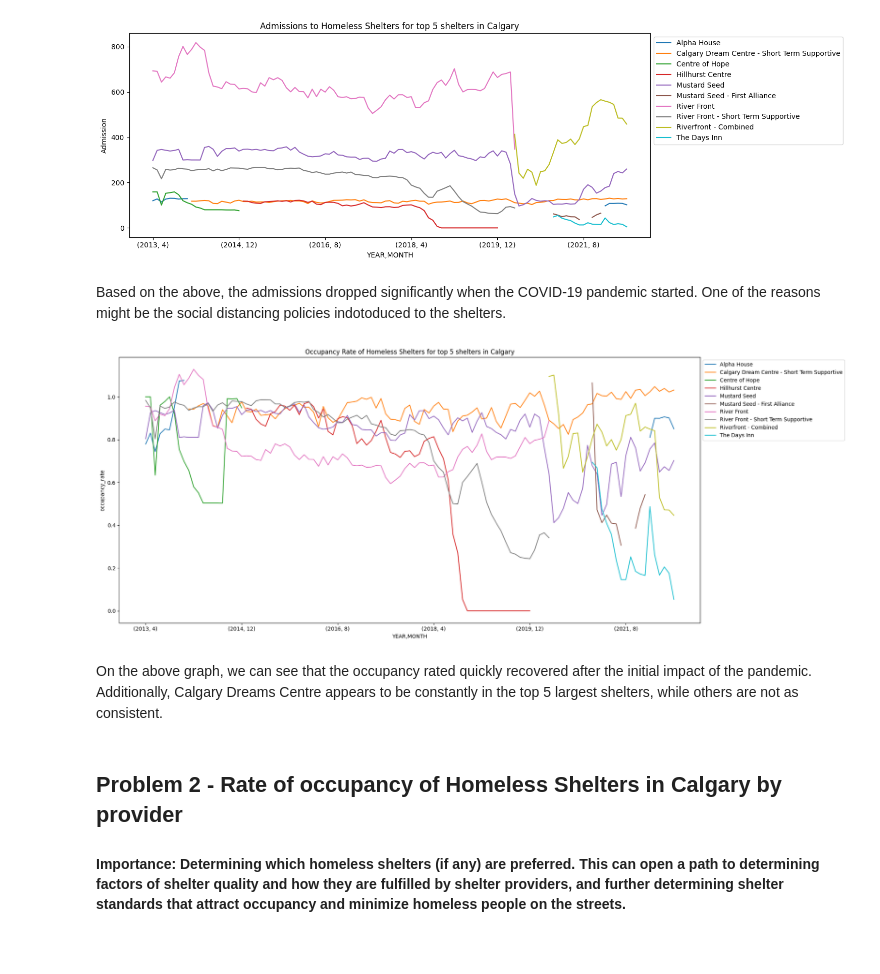
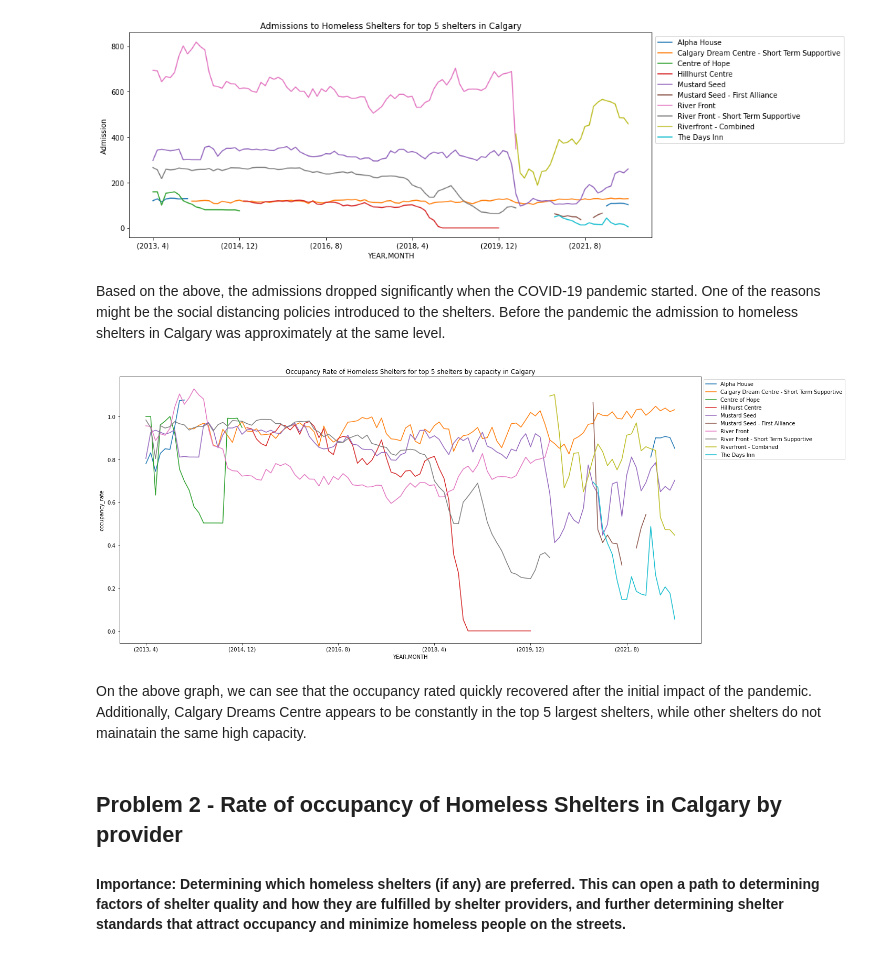
Before and after one commit to thehhe/DATA_601_project, a Jupyter notebook: Correct_DATA601_project.ipynb, the cells around one changed output. Saved outputs shown, nothing was run; the diff lists cells and outputs as text; code cells hidden in the pictures.

```diff
--- a/Correct_DATA601_project.ipynb
+++ b/Correct_DATA601_project.ipynb
@@ -250,24 +244,24 @@ plt.show()
 # %% [output]
 [figure]
 # %% [markdown]
-Based on the above, the admissions dropped significantly when the COVID-19 pandemic started. One of the reasons might be the social distancing policies indotoduced to the shelters.
+Based on the above, the admissions dropped significantly when the COVID-19 pandemic started. One of the reasons might be the social distancing policies introduced to the shelters. Before the pandemic the admission to homeless shelters in Calgary was approximately at the same level.
 # %%
 all_years.groupby(["YEAR", "MONTH", "ShelterName"]).mean("occupancy_rate")[
     "occupancy_rate"
 ].reset_index().pivot(
     index=["YEAR", "MONTH"], columns="ShelterName", values="occupancy_rate"
 ).plot(
     figsize=(20, 8)
 ).legend(
     bbox_to_anchor=(1, 1)
 )
 plt.ylabel("occupancy_rate")
-plt.title("Occupancy Rate of Homeless Shelters for top 5 shelters in Calgary")
+plt.title("Occupancy Rate of Homeless Shelters for top 5 shelters by capacity in Calgary")
 plt.show()
 # %% [output]
-[figure, old version]
+[figure, new version]
 # %% [markdown]
-On the above graph, we can see that the occupancy rated quickly recovered after the initial impact of the pandemic. Additionally, Calgary Dreams Centre appears to be constantly in the top 5 largest shelters, while others are not as consistent.
+On the above graph, we can see that the occupancy rated quickly recovered after the initial impact of the pandemic. Additionally, Calgary Dreams Centre appears to be constantly in the top 5 largest shelters, while other shelters do not mainatain the same high capacity.
 # %% [markdown]
 ## Problem 2 - Rate of occupancy of Homeless Shelters in Calgary by provider
 
```
Also changed, not shown: parts of 56 cells of this notebook.
